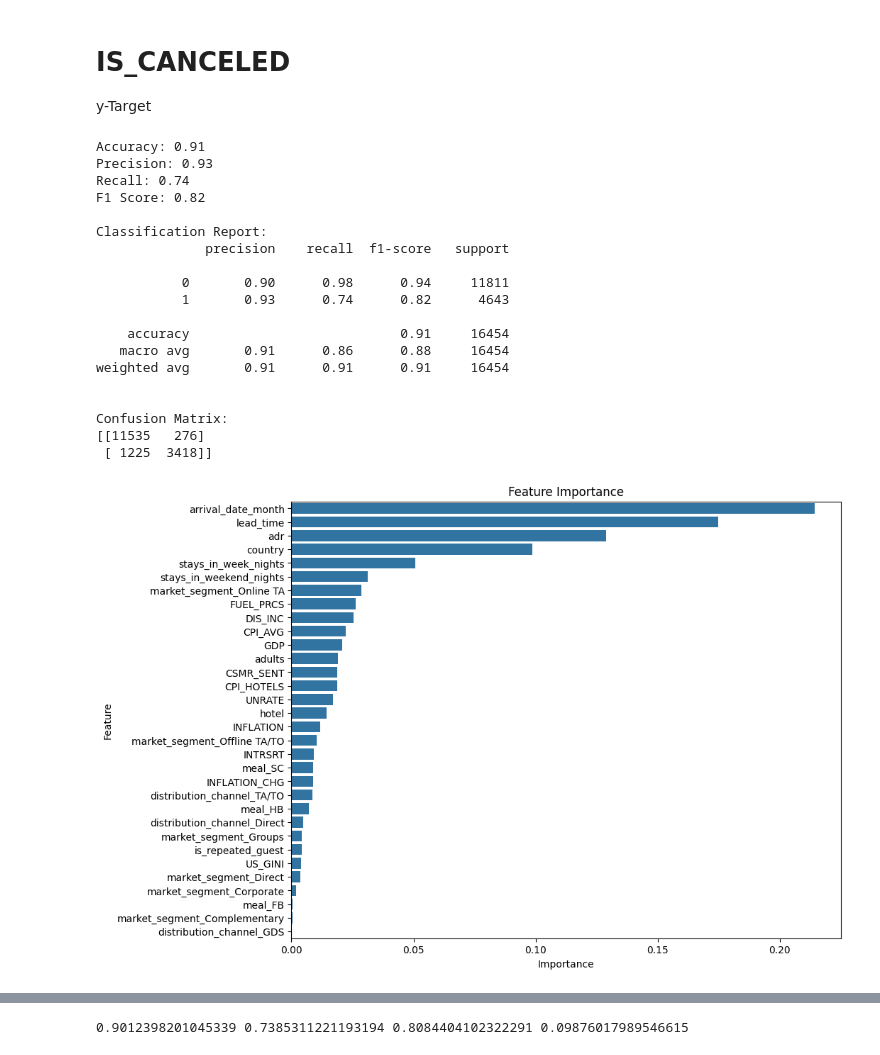
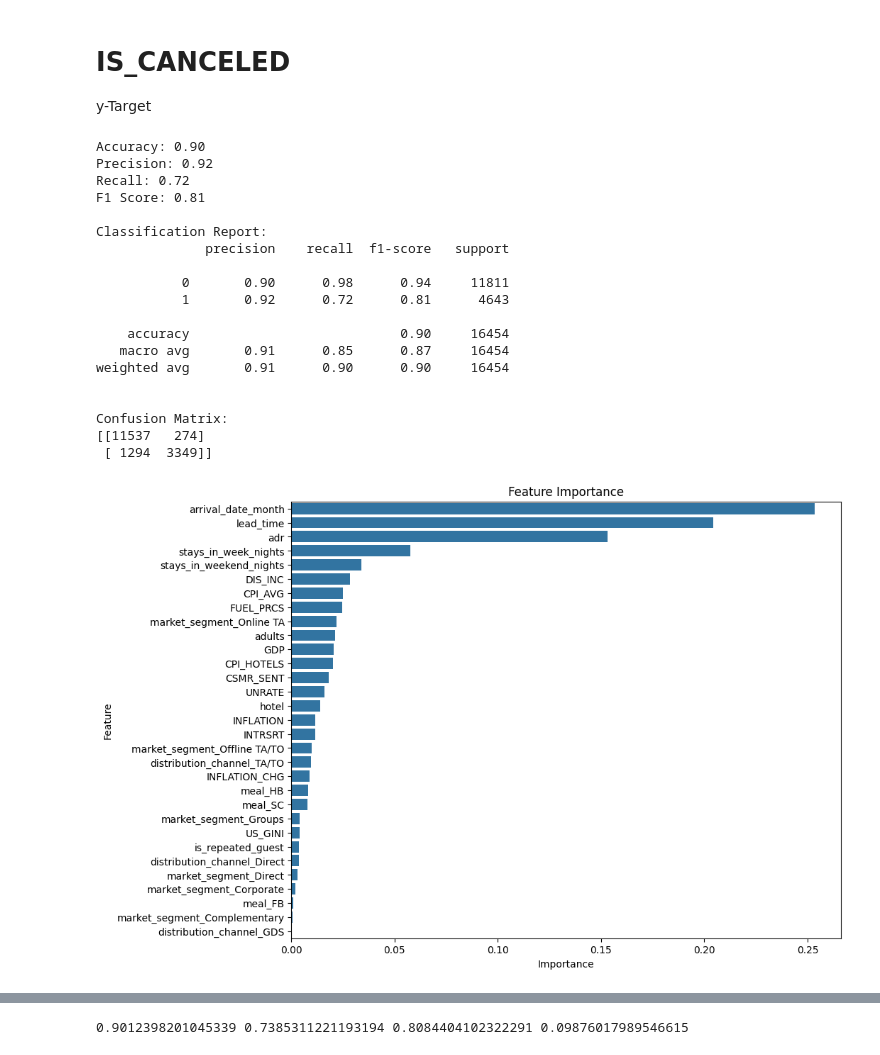
Before and after one commit to sarahfink123/demand_prediction, a Jupyter notebook: notebooks/Felizitas_Exploratory_Data_Analyis_.ipynb, the cells around one changed output, grey strips where cells are left out. Saved outputs shown, nothing was run; the diff lists cells and outputs as text; code cells hidden in the pictures.

```diff
--- a/notebooks/Felizitas_Exploratory_Data_Analyis_.ipynb
+++ b/notebooks/Felizitas_Exploratory_Data_Analyis_.ipynb
@@ -231,14 +231,14 @@ Unique values in column 'distribution_channel':
 Unique values in column 'reservation_status':
 ['Check-Out' 'Canceled' 'No-Show']
 # %%
-# Encode country
-from sklearn.preprocessing import LabelEncoder
-label_encoder = LabelEncoder()
-df['country'] = label_encoder.fit_transform(df['country'])
+# # Encode country
+# from sklearn.preprocessing import LabelEncoder
+# label_encoder = LabelEncoder()
+# df['country'] = label_encoder.fit_transform(df['country'])
 
-# Display the unique values in the encoded target column
-print("Unique values in 'country':", df['country'].unique())
+# # Display the unique values in the encoded target column
+# print("Unique values in 'country':", df['country'].unique())
 
-# Display the mapping of original country codes to encoded labels
-country_mapping = dict(zip(label_encoder.classes_, label_encoder.transform(label_encoder.classes_)))
-print("Country mapping:\n", country_mapping)
+# # Display the mapping of original country codes to encoded labels
+# country_mapping = dict(zip(label_encoder.classes_, label_encoder.transform(label_encoder.classes_)))
+# print("Country mapping:\n", country_mapping)
@@ -446,7 +415,8 @@ df_encoded.head()
 # Robust Scaler
 from sklearn.preprocessing import MinMaxScaler
 
-features_to_minmax = ['country', 'CPI_AVG', 'INFLATION', 'INFLATION_CHG', 'CSMR_SENT', 'UNRATE', 'INTRSRT', 'GDP', 'DIS_INC', 'CPI_HOTELS']
+# country deleted from features_to_minmax because we don't want to double encode for out output later on
+features_to_minmax = ['CPI_AVG', 'INFLATION', 'INFLATION_CHG', 'CSMR_SENT', 'UNRATE', 'INTRSRT', 'GDP', 'DIS_INC', 'CPI_HOTELS']
 minmax_scaler = MinMaxScaler()
 minmax_scaler.fit(df_encoded[features_to_minmax])
 df_encoded[features_to_minmax] = minmax_scaler.transform(df_encoded[features_to_minmax])
@@ -782,7 +732,7 @@ from sklearn.metrics import accuracy_score, precision_score, recall_score, f1_sc
 
 # Assuming df_encoded is your DataFrame and is_canceled is the target variable
 # Prepare the data
-X = df_encoded.drop(columns=['is_canceled', 'reservation_status_Check-Out', 'reservation_status_No-Show'])
+X = df_encoded.drop(columns=['is_canceled', 'reservation_status_Check-Out', 'reservation_status_No-Show', 'country'])
 y = df_encoded['is_canceled']
 
 # Split the data into training and testing sets
@@ -813,44 +763,44 @@ print(classification_report(y_test, y_pred))
 
 # Print the confusion matrix
 print("\nConfusion Matrix:")
 print(confusion_matrix(y_test, y_pred))
 
 # Feature importance
 importances = model.feature_importances_
 feature_importance_df = pd.DataFrame({
     'Feature': X.columns,
     'Importance': importances
 }).sort_values(by='Importance', ascending=False)
 
 # Plot the feature importances
 import seaborn as sns
 import matplotlib.pyplot as plt
 
 plt.figure(figsize=(10, 8))
 sns.barplot(x='Importance', y='Feature', data=feature_importance_df)
 plt.title('Feature Importance')
 plt.show()
 # %% [output]
-Accuracy: 0.91
-Precision: 0.93
-Recall: 0.74
-F1 Score: 0.82
+Accuracy: 0.90
+Precision: 0.92
+Recall: 0.72
+F1 Score: 0.81
 
 Classification Report:
               precision    recall  f1-score   support
 
            0       0.90      0.98      0.94     11811
-           1       0.93      0.74      0.82      4643
+           1       0.92      0.72      0.81      4643
 
-    accuracy                           0.91     16454
-   macro avg       0.91      0.86      0.88     16454
-weighted avg       0.91      0.91      0.91     16454
+    accuracy                           0.90     16454
+   macro avg       0.91      0.85      0.87     16454
+weighted avg       0.91      0.90      0.90     16454
 
 
 Confusion Matrix:
-[[11535   276]
- [ 1225  3418]]
+[[11537   274]
+ [ 1294  3349]]
-[figure, old version]
+[figure, new version]
 # %%
 from sklearn.ensemble import RandomForestClassifier
 import matplotlib.pyplot as plt
```
Also changed, not shown: parts of 13 cells of this notebook, 5 other files.
